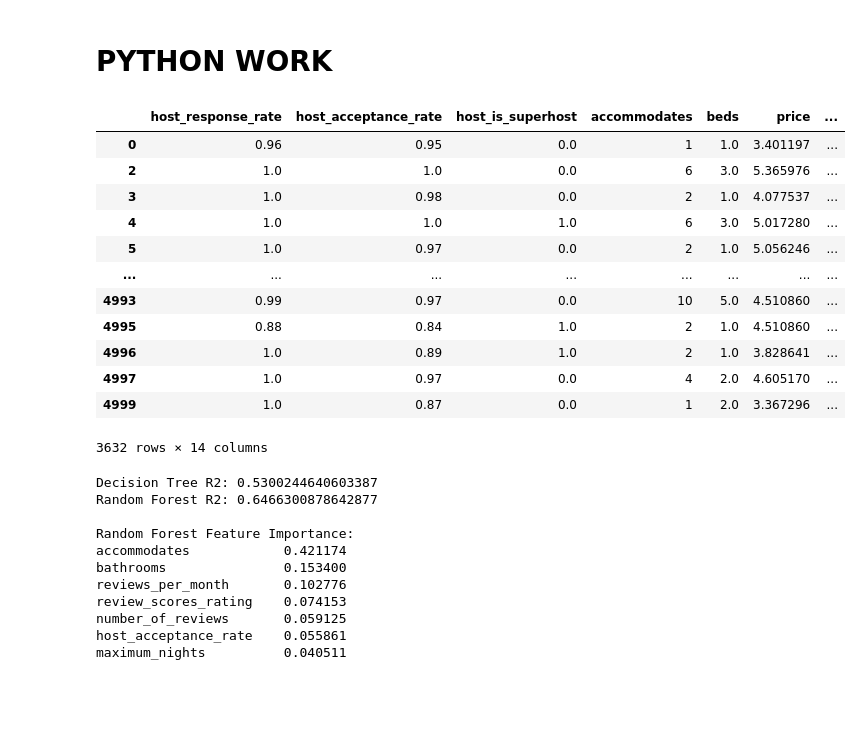
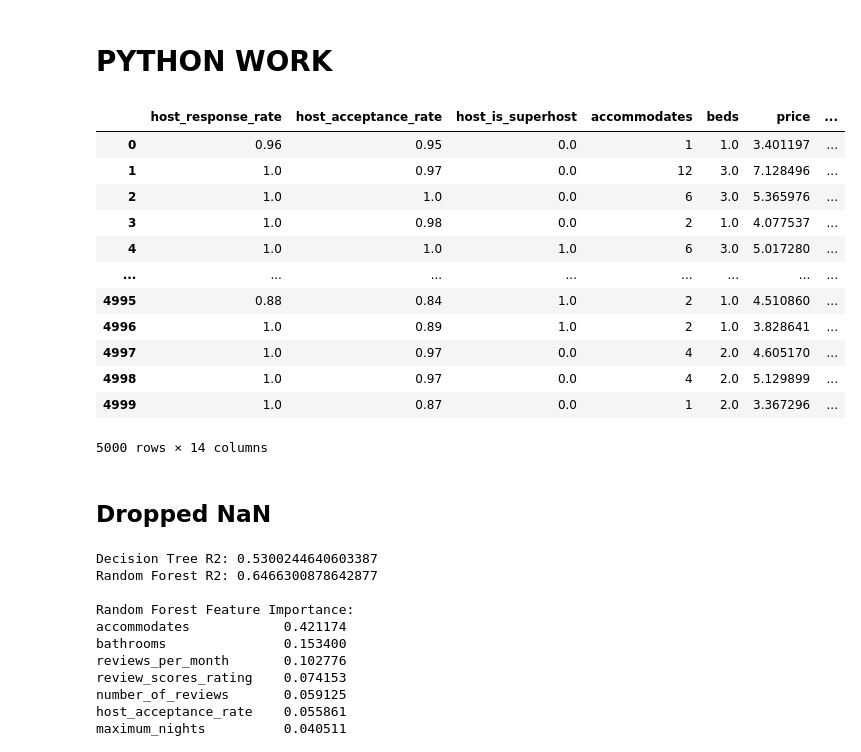
Before and after one commit to hungrydoor14/STAT443, a Jupyter notebook: data_cleanup.ipynb, the cells around one changed output. Cells and saved outputs as stored; diff of their text form; code cells hidden in the pictures; blank space fills up the shorter version.

```diff
--- a/data_cleanup.ipynb
+++ b/data_cleanup.ipynb
@@ -261,29 +266,29 @@ setup_df.columns.tolist()
 # %%
 df = setup_df.copy()
 
 bool_cols = ["host_is_superhost", "has_availability", "instant_bookable"]
 
 for c in bool_cols:
     df[c] = df[c].map({"t":1, "f":0})
 
 df = df.replace("NA", np.nan)
-
-df = df.dropna()
 df
 # %% [output]
 |  | host_response_rate | host_acceptance_rate | host_is_superhost | accommodates | beds | price | ... |
 | 0 | 0.96 | 0.95 | 0.0 | 1 | 1.0 | 3.401197 | ... |
+| 1 | 1.0 | 0.97 | 0.0 | 12 | 3.0 | 7.128496 | ... |
 | 2 | 1.0 | 1.0 | 0.0 | 6 | 3.0 | 5.365976 | ... |
 | 3 | 1.0 | 0.98 | 0.0 | 2 | 1.0 | 4.077537 | ... |
 | 4 | 1.0 | 1.0 | 1.0 | 6 | 3.0 | 5.017280 | ... |
-| 5 | 1.0 | 0.97 | 0.0 | 2 | 1.0 | 5.056246 | ... |
 | ... | ... | ... | ... | ... | ... | ... | ... |
-| 4993 | 0.99 | 0.97 | 0.0 | 10 | 5.0 | 4.510860 | ... |
 | 4995 | 0.88 | 0.84 | 1.0 | 2 | 1.0 | 4.510860 | ... |
 | 4996 | 1.0 | 0.89 | 1.0 | 2 | 1.0 | 3.828641 | ... |
 | 4997 | 1.0 | 0.97 | 0.0 | 4 | 2.0 | 4.605170 | ... |
+| 4998 | 1.0 | 0.97 | 0.0 | 4 | 2.0 | 5.129899 | ... |
 | 4999 | 1.0 | 0.87 | 0.0 | 1 | 2.0 | 3.367296 | ... |
-3632 rows × 14 columns
+5000 rows × 14 columns
+# %% [markdown]
+## Dropped NaN
 # %%
 import numpy as np
 import pandas as pd
```
Also changed, not shown: parts of 16 cells of this notebook, 17 other files.
